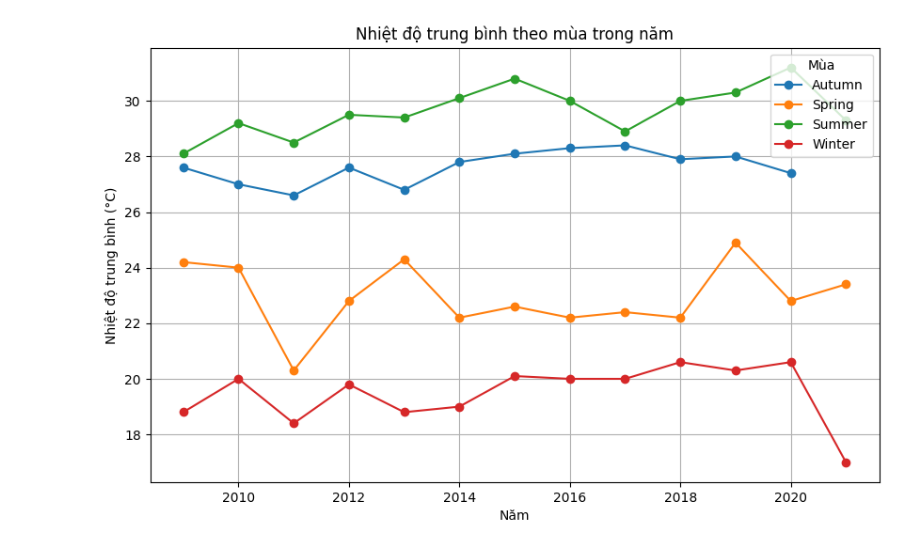
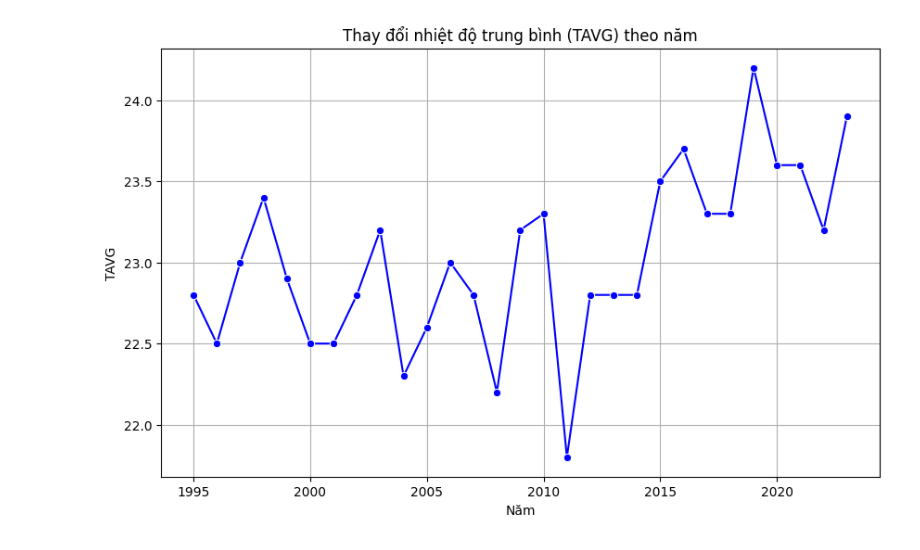
Before and after one commit to huyvanzzz/Data-Processing-Programming, a Jupyter notebook: huyvan/Temperature.ipynb, the cells around one changed output. Saved outputs shown, nothing was run; the diff lists cells and outputs as text; code cells hidden in the pictures.

```diff
--- a/huyvan/Temperature.ipynb
+++ b/huyvan/Temperature.ipynb
@@ -77,24 +225,18 @@ print(df_avg_temp.head())
 # %%
 import pandas as pd
 import matplotlib.pyplot as plt
+import seaborn as sns
 
-# Đọc dữ liệu từ CSV
-df = pd.read_csv('season.csv')
+# Đọc dữ liệu từ file CSV
+df = pd.read_csv('temperature_year.csv')
 
-# Tạo biểu đồ
+# Biểu đồ TAVG theo năm
 plt.figure(figsize=(10, 6))
-for season in df['season'].unique():
-    season_data = df[df['season'] == season]
-    plt.plot(season_data['year'], season_data['mean_temp'], marker='o', label=season)
-
-# Cài đặt tiêu đề và nhãn trục
-plt.title('Nhiệt độ trung bình theo mùa trong năm')
+sns.lineplot(data=df, x='Year', y='Tavg', marker='o', color='blue')
+plt.title('Thay đổi nhiệt độ trung bình (TAVG) theo năm')
 plt.xlabel('Năm')
-plt.ylabel('Nhiệt độ trung bình (°C)')
-plt.legend(title='Mùa',loc = 'upper right')
-
-# Hiển thị biểu đồ
+plt.ylabel('TAVG')
 plt.grid(True)
 plt.show()
 # %% [output]
-[figure, old version]
+[figure, new version]
```
Also changed, not shown: parts of 30 cells of this notebook, 7 other files.
